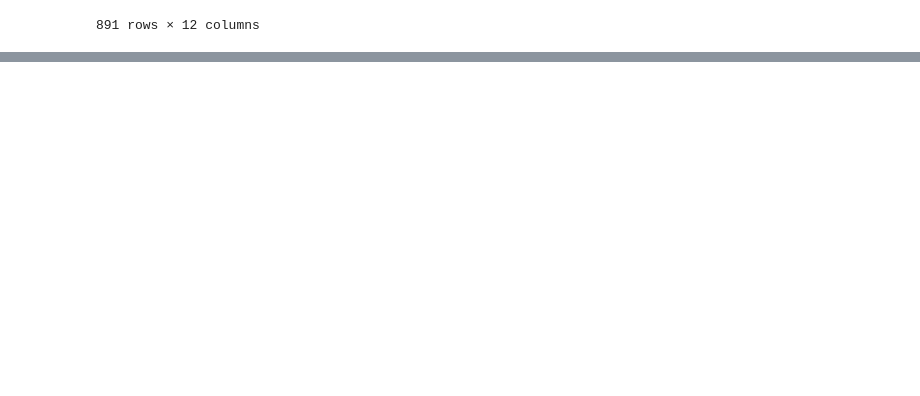
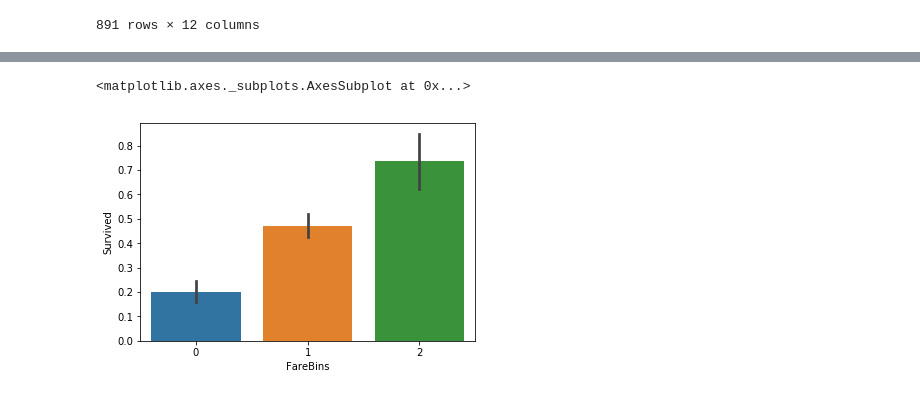
Before and after one commit to athi94/kaggle-titanic, a Jupyter notebook: notebooks/Exploratory.ipynb, the cells around one changed output, grey strips where cells are left out. Drawn from its saved outputs; the diff is of its cells as text; code cells hidden in the pictures; blank space fills up the shorter version.

```diff
--- a/notebooks/Exploratory.ipynb
+++ b/notebooks/Exploratory.ipynb
@@ -258,0 +264,8 @@ train
+# %%
+bins = [10, 100]
+train['FareBins'] = np.digitize(train['Fare'], bins)
+
+sns.barplot(x='FareBins', y='Survived', data=train)
+# %% [output]
+<matplotlib.axes._subplots.AxesSubplot at 0x...>
+[figure, added]
```
Also changed, not shown: parts of 4 cells of this notebook, 1 other file.
